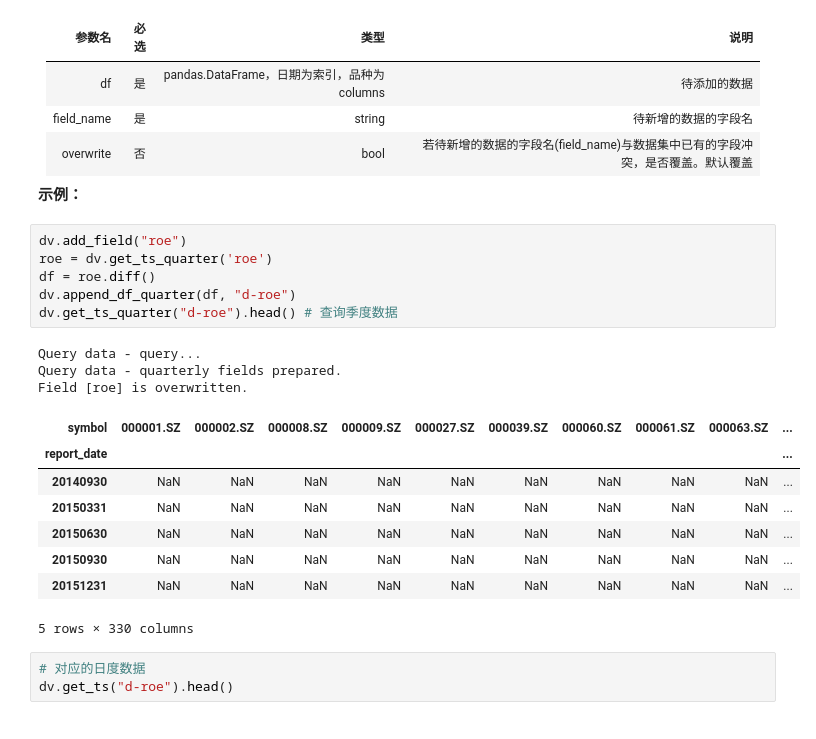
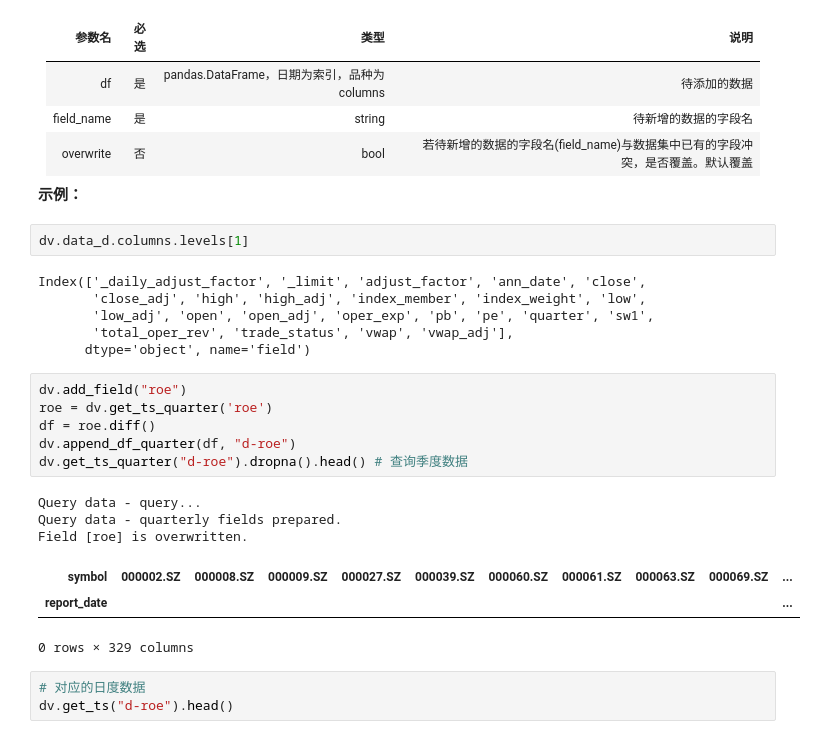
Before and after one commit to xingetouzi/jaqs-fxdayu, a Jupyter notebook: docs/_source/dataview.ipynb, the cells around one changed output. Drawn from its saved outputs; the diff is of its cells as text.

```diff
--- a/docs/_source/dataview.ipynb
+++ b/docs/_source/dataview.ipynb
@@ -751,24 +751,27 @@ dv.get_ts("close-high").head()
 |overwrite |否  |bool|若待新增的数据的字段名(field_name)与数据集中已有的字段冲突，是否覆盖。默认覆盖|
 
 **示例：**
+# %%
+dv.data_d.columns.levels[1]
+# %% [output]
+Index(['_daily_adjust_factor', '_limit', 'adjust_factor', 'ann_date', 'close',
+       'close_adj', 'high', 'high_adj', 'index_member', 'index_weight', 'low',
+       'low_adj', 'open', 'open_adj', 'oper_exp', 'pb', 'pe', 'quarter', 'sw1',
+       'total_oper_rev', 'trade_status', 'vwap', 'vwap_adj'],
+      dtype='object', name='field')
 # %%
 dv.add_field("roe")
 roe = dv.get_ts_quarter('roe')
 df = roe.diff()
 dv.append_df_quarter(df, "d-roe")
-dv.get_ts_quarter("d-roe").head() # 查询季度数据
+dv.get_ts_quarter("d-roe").dropna().head() # 查询季度数据
 # %% [output]
 Query data - query...
 Query data - quarterly fields prepared.
 Field [roe] is overwritten.
-| symbol | 000001.SZ | 000002.SZ | 000008.SZ | 000009.SZ | 000027.SZ | 000039.SZ | 000060.SZ | 000061.SZ | 000063.SZ | ... |
+| symbol | 000002.SZ | 000008.SZ | 000009.SZ | 000027.SZ | 000039.SZ | 000060.SZ | 000061.SZ | 000063.SZ | 000069.SZ | ... |
 | report_date |  |  |  |  |  |  |  |  |  | ... |
-| 20140930 | NaN | NaN | NaN | NaN | NaN | NaN | NaN | NaN | NaN | ... |
-| 20150331 | NaN | NaN | NaN | NaN | NaN | NaN | NaN | NaN | NaN | ... |
-| 20150630 | NaN | NaN | NaN | NaN | NaN | NaN | NaN | NaN | NaN | ... |
-| 20150930 | NaN | NaN | NaN | NaN | NaN | NaN | NaN | NaN | NaN | ... |
-| 20151231 | NaN | NaN | NaN | NaN | NaN | NaN | NaN | NaN | NaN | ... |
-5 rows × 330 columns
+0 rows × 329 columns
 # %%
 # 对应的日度数据
 dv.get_ts("d-roe").head()
```
Also changed, not shown: parts of 3 cells of this notebook, 1 other file.
